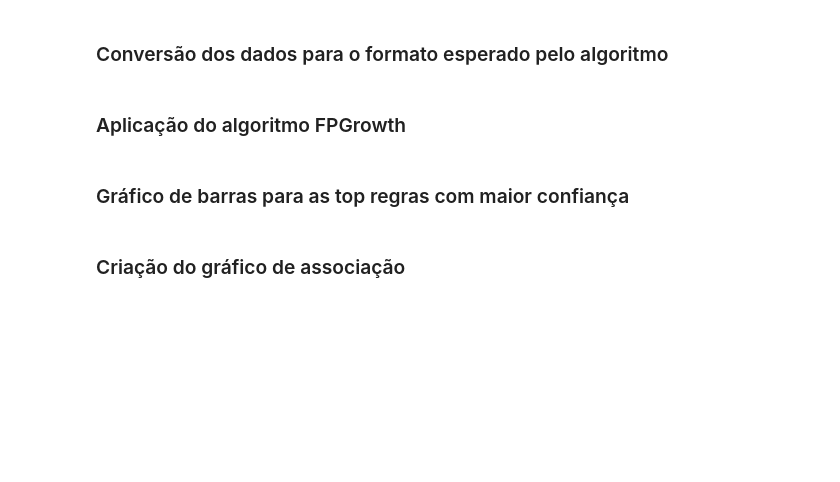
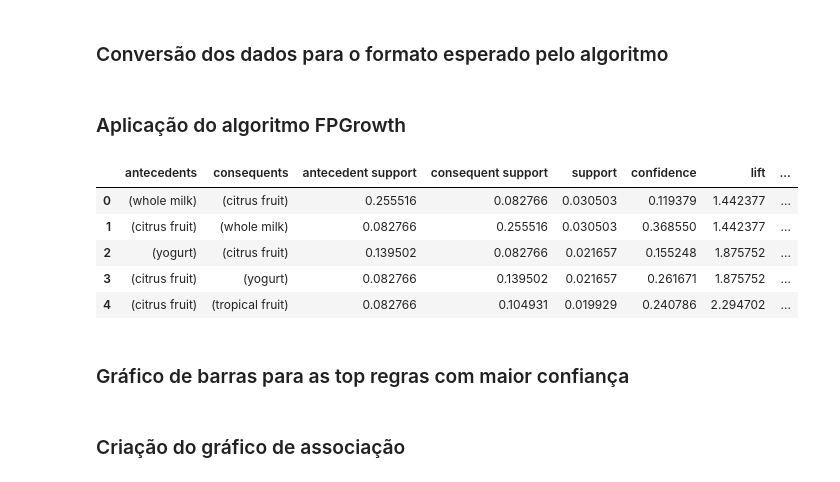
Before and after one commit to carlosestevaobs/MachineLearningAlgorithms, a Jupyter notebook: AssociationRules/fpgrowthExample.ipynb, the cells around one changed output. Saved outputs shown, nothing was run; the diff lists cells and outputs as text; code cells hidden in the pictures; blank space fills up the shorter version.

```diff
--- a/AssociationRules/fpgrowthExample.ipynb
+++ b/AssociationRules/fpgrowthExample.ipynb
@@ -27,6 +27,15 @@ df = pd.DataFrame(te_ary, columns=te.columns_)
 # %%
 frequent_itemsets = fpgrowth(df, min_support=0.01, use_colnames=True)
 rules = association_rules(frequent_itemsets, metric="lift", min_threshold=0.7)
+# %%
+rules.head()
+# %% [output]
+|  | antecedents | consequents | antecedent support | consequent support | support | confidence | lift | ... |
+| 0 | (whole milk) | (citrus fruit) | 0.255516 | 0.082766 | 0.030503 | 0.119379 | 1.442377 | ... |
+| 1 | (citrus fruit) | (whole milk) | 0.082766 | 0.255516 | 0.030503 | 0.368550 | 1.442377 | ... |
+| 2 | (yogurt) | (citrus fruit) | 0.139502 | 0.082766 | 0.021657 | 0.155248 | 1.875752 | ... |
+| 3 | (citrus fruit) | (yogurt) | 0.082766 | 0.139502 | 0.021657 | 0.261671 | 1.875752 | ... |
+| 4 | (citrus fruit) | (tropical fruit) | 0.082766 | 0.104931 | 0.019929 | 0.240786 | 2.294702 | ... |
 # %% [markdown]
 ### Gráfico de barras para as top regras com maior confiança
 # %%
```
Also changed, not shown: parts of 1 cell of this notebook, 1 other file.
